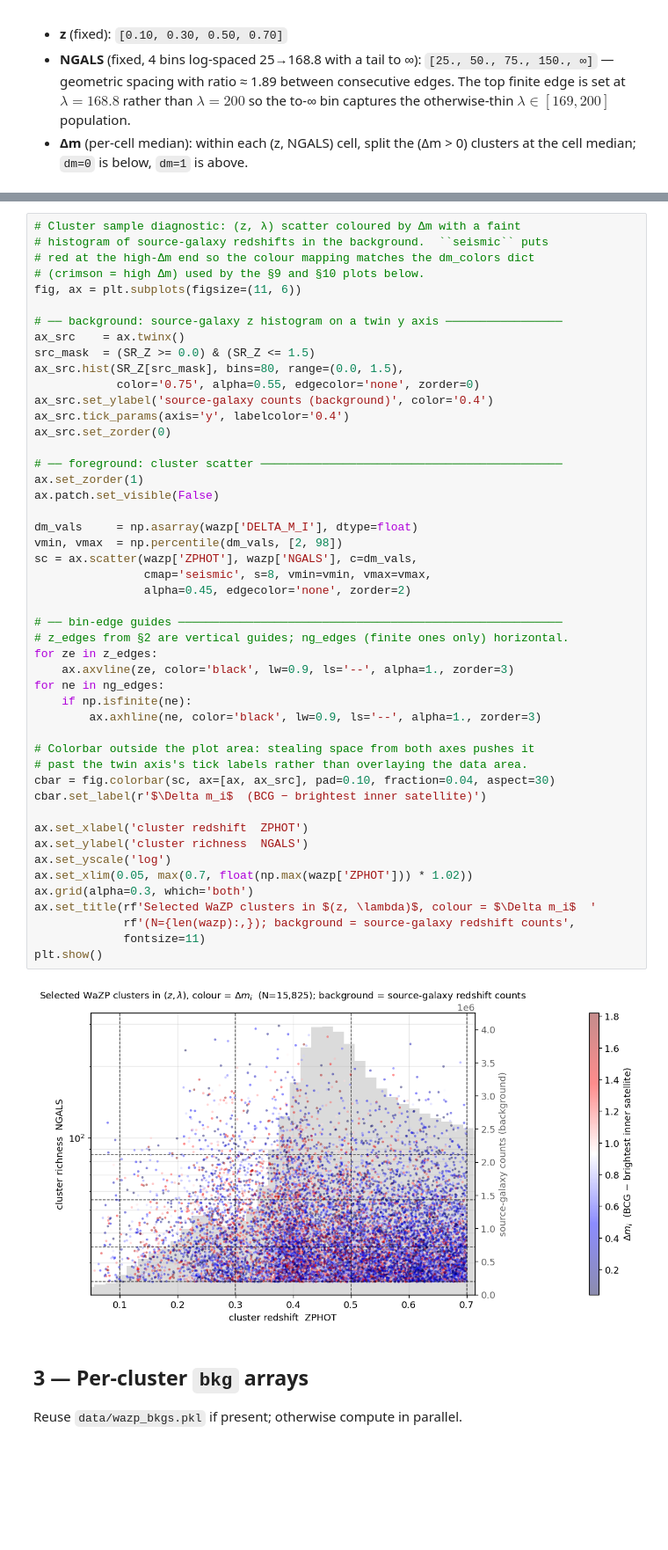
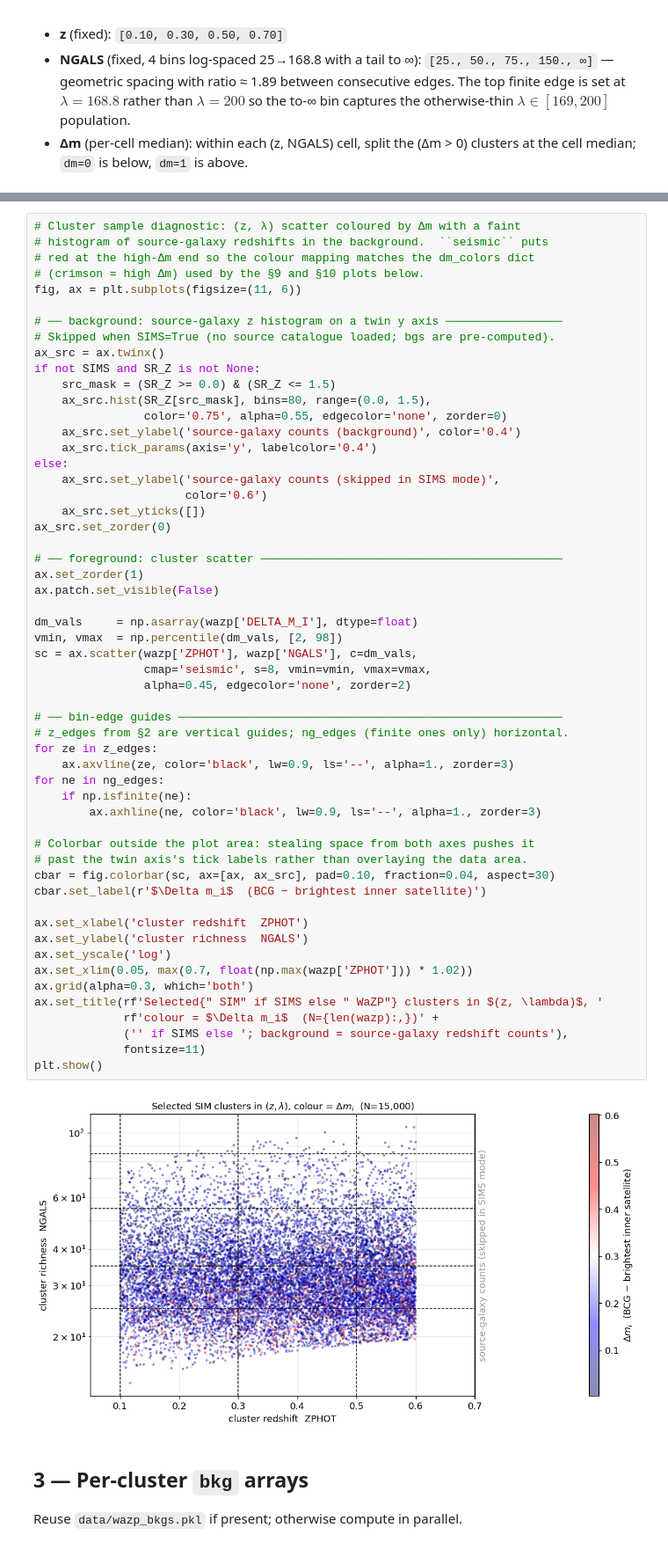
Before and after one commit to andrevitorelli/destacking, a Jupyter notebook: notebooks/wazp_mass_richness_by_delta_m.ipynb, the cells around one changed output, grey strips where cells are left out. Shown at 88% size. Drawn from its saved outputs; the diff is of its cells as text; blank space fills up the shorter version.

```diff
--- a/notebooks/wazp_mass_richness_by_delta_m.ipynb
+++ b/notebooks/wazp_mass_richness_by_delta_m.ipynb
@@ -154,48 +178,55 @@ for i in range(3):
 fig, ax = plt.subplots(figsize=(11, 6))
 
 # ── background: source-galaxy z histogram on a twin y axis ─────────────────
-ax_src    = ax.twinx()
-src_mask  = (SR_Z >= 0.0) & (SR_Z <= 1.5)
-ax_src.hist(SR_Z[src_mask], bins=80, range=(0.0, 1.5),
-            color='0.75', alpha=0.55, edgecolor='none', zorder=0)
-ax_src.set_ylabel('source-galaxy counts (background)', color='0.4')
-ax_src.tick_params(axis='y', labelcolor='0.4')
+# Skipped when SIMS=True (no source catalogue loaded; bgs are pre-computed).
+ax_src = ax.twinx()
+if not SIMS and SR_Z is not None:
+    src_mask = (SR_Z >= 0.0) & (SR_Z <= 1.5)
+    ax_src.hist(SR_Z[src_mask], bins=80, range=(0.0, 1.5),
+                color='0.75', alpha=0.55, edgecolor='none', zorder=0)
+    ax_src.set_ylabel('source-galaxy counts (background)', color='0.4')
+    ax_src.tick_params(axis='y', labelcolor='0.4')
+else:
+    ax_src.set_ylabel('source-galaxy counts (skipped in SIMS mode)',
+                      color='0.6')
+    ax_src.set_yticks([])
 ax_src.set_zorder(0)
 
 # ── foreground: cluster scatter ────────────────────────────────────────────
 ax.set_zorder(1)
 ax.patch.set_visible(False)
 
 dm_vals     = np.asarray(wazp['DELTA_M_I'], dtype=float)
 vmin, vmax  = np.percentile(dm_vals, [2, 98])
 sc = ax.scatter(wazp['ZPHOT'], wazp['NGALS'], c=dm_vals,
                 cmap='seismic', s=8, vmin=vmin, vmax=vmax,
                 alpha=0.45, edgecolor='none', zorder=2)
 
 # ── bin-edge guides ────────────────────────────────────────────────────────
 # z_edges from §2 are vertical guides; ng_edges (finite ones only) horizontal.
 for ze in z_edges:
     ax.axvline(ze, color='black', lw=0.9, ls='--', alpha=1., zorder=3)
 for ne in ng_edges:
     if np.isfinite(ne):
         ax.axhline(ne, color='black', lw=0.9, ls='--', alpha=1., zorder=3)
 
 # Colorbar outside the plot area: stealing space from both axes pushes it
 # past the twin axis's tick labels rather than overlaying the data area.
 cbar = fig.colorbar(sc, ax=[ax, ax_src], pad=0.10, fraction=0.04, aspect=30)
 cbar.set_label(r'$\Delta m_i$  (BCG − brightest inner satellite)')
 
 ax.set_xlabel('cluster redshift  ZPHOT')
 ax.set_ylabel('cluster richness  NGALS')
 ax.set_yscale('log')
 ax.set_xlim(0.05, max(0.7, float(np.max(wazp['ZPHOT'])) * 1.02))
 ax.grid(alpha=0.3, which='both')
-ax.set_title(rf'Selected WaZP clusters in $(z, \lambda)$, colour = $\Delta m_i$  '
-             rf'(N={len(wazp):,}); background = source-galaxy redshift counts',
+ax.set_title(rf'Selected{" SIM" if SIMS else " WaZP"} clusters in $(z, \lambda)$, '
+             rf'colour = $\Delta m_i$  (N={len(wazp):,})' +
+             ('' if SIMS else '; background = source-galaxy redshift counts'),
              fontsize=11)
 plt.show()
 # %% [output]
-[figure, old version]
+[figure, new version]
 # %% [markdown]
 ## 3 — Per-cluster `bkg` arrays
 
```
Also changed, not shown: parts of 16 cells of this notebook, 12 other files.
